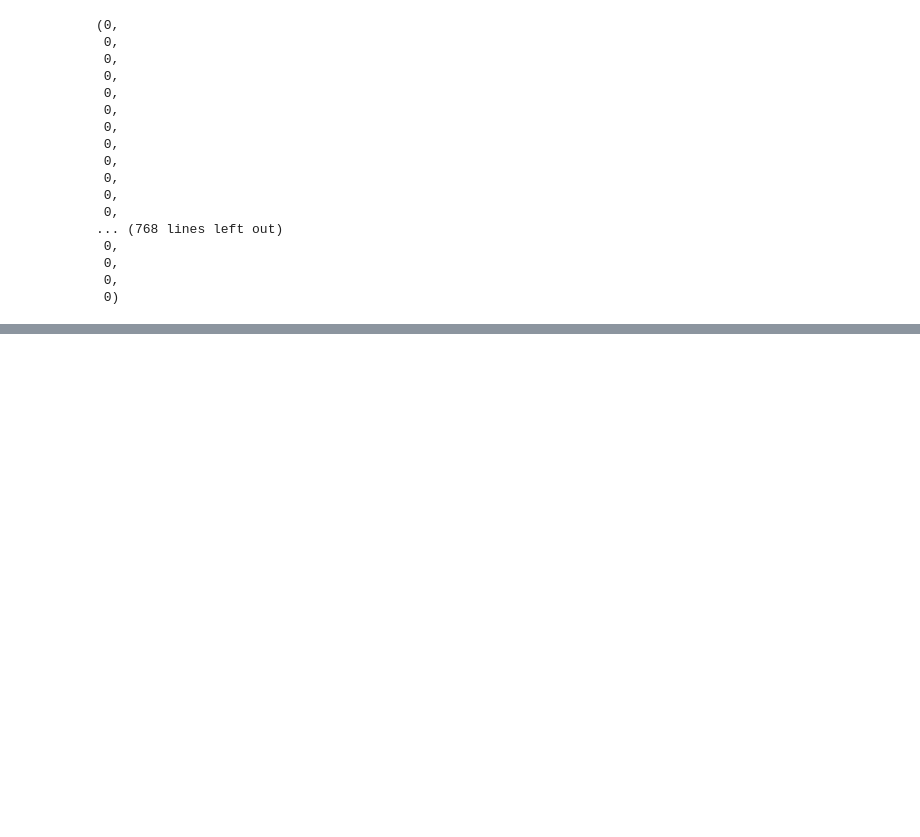
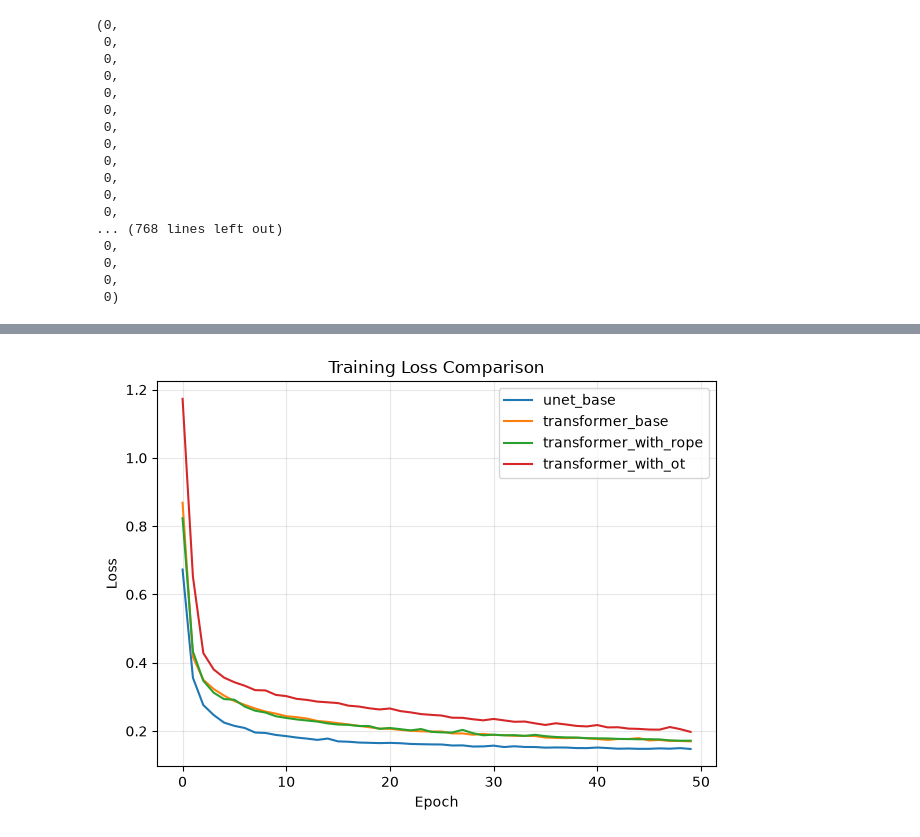
Before and after one commit to leoposc/lerobot-smolvla, a Jupyter notebook: flow-matching-tutorial/testlab.ipynb, the cells around one changed output, grey strips where cells are left out. Cells and saved outputs as stored; diff of their text form; code cells hidden in the pictures; blank space fills up the shorter version.

```diff
--- a/flow-matching-tutorial/testlab.ipynb
+++ b/flow-matching-tutorial/testlab.ipynb
@@ -604,0 +688,4 @@ plt.show()
+# %%
+plot_losses(losses, model_names=list(models.keys()))
+# %% [output]
+[figure, added]
```
Also changed, not shown: parts of 9 cells of this notebook.
